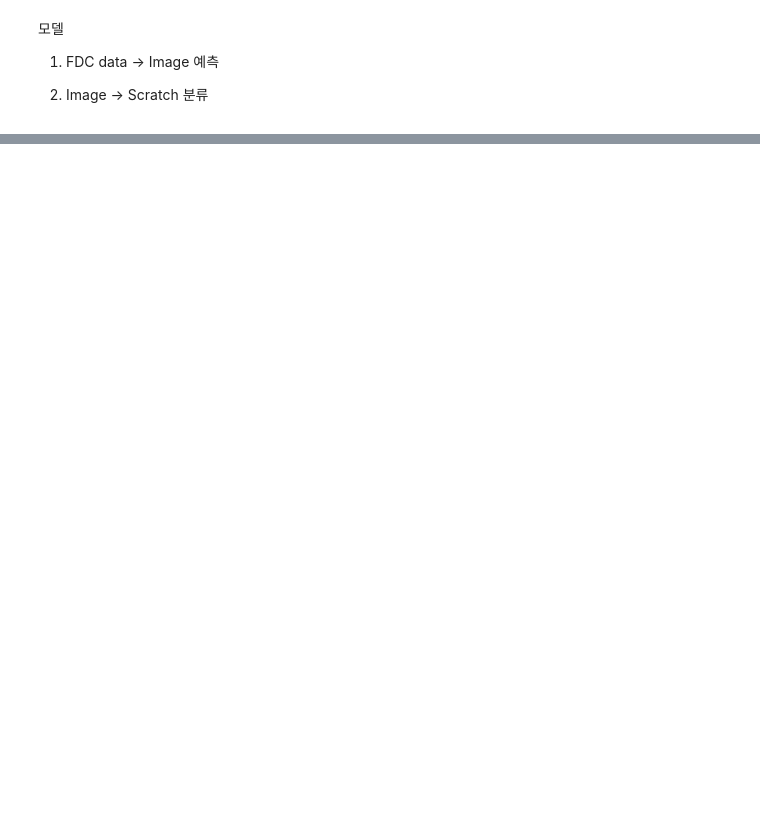
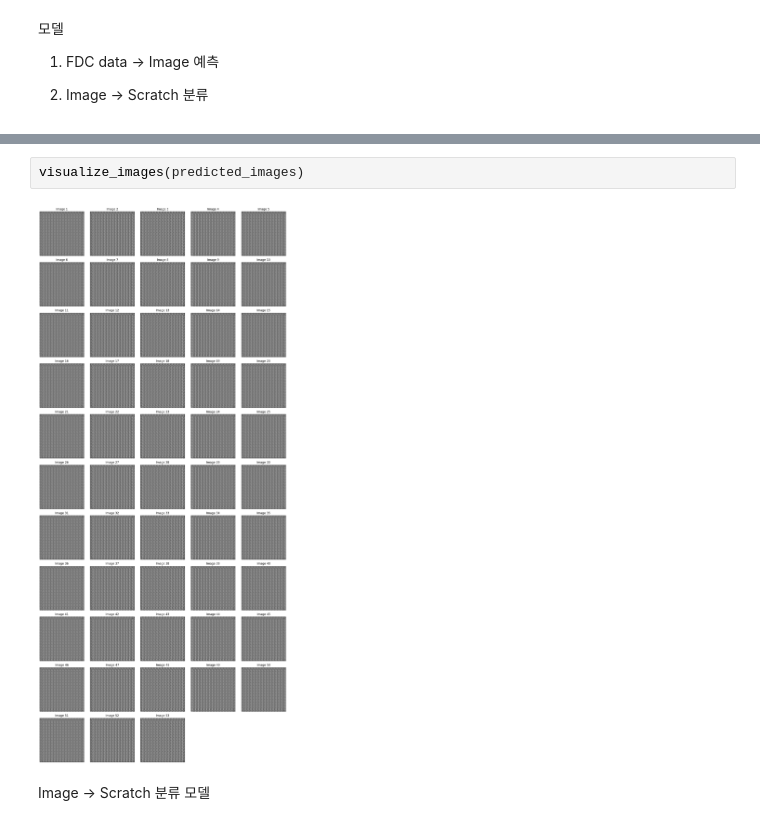
Before and after one commit to rkdeowk/STUDY, a Jupyter notebook: AI/sohui/paper/EDA FDC.ipynb, the cells around one changed output, grey strips where cells are left out. Saved outputs shown, nothing was run; the diff lists cells and outputs as text; blank space fills up the shorter version.

```diff
--- a/AI/sohui/paper/EDA FDC.ipynb
+++ b/AI/sohui/paper/EDA FDC.ipynb
@@ -172,0 +505,6 @@ Decoder 네트워크 사용:
+# %%
+visualize_images(predicted_images)
+# %% [output]
+[figure, added]
+# %% [markdown]
+Image → Scratch 분류 모델
```
Also changed, not shown: parts of 16 cells of this notebook, 2 other files.
